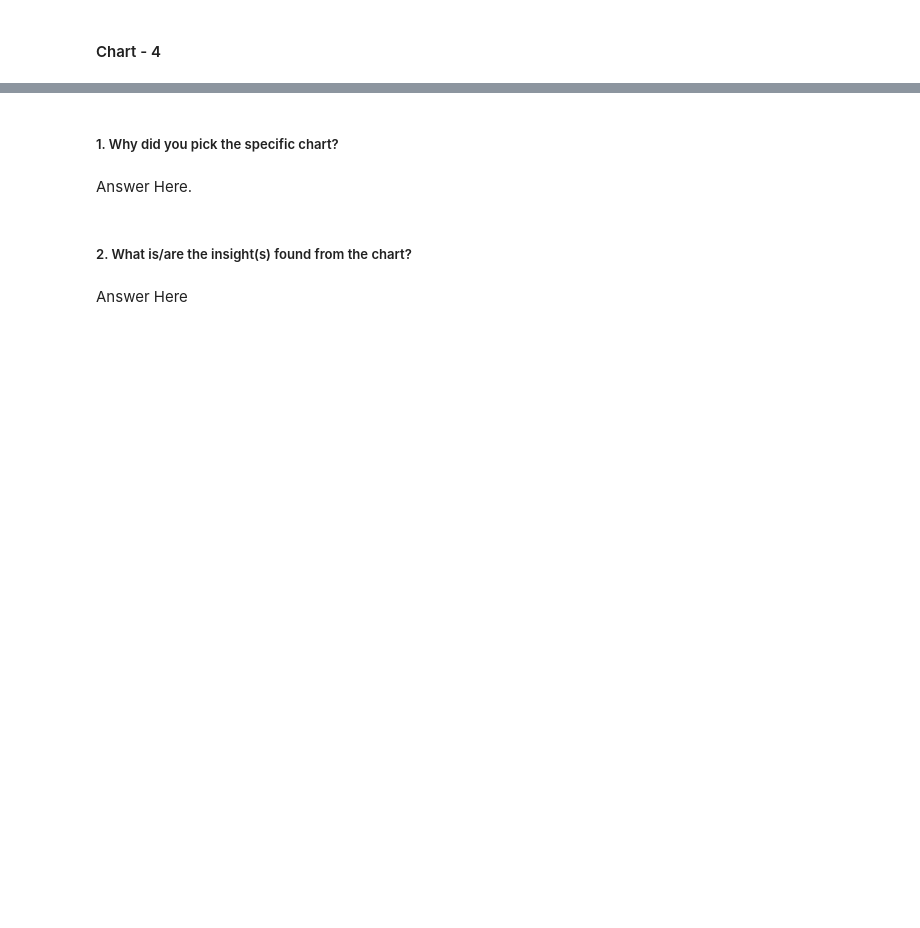
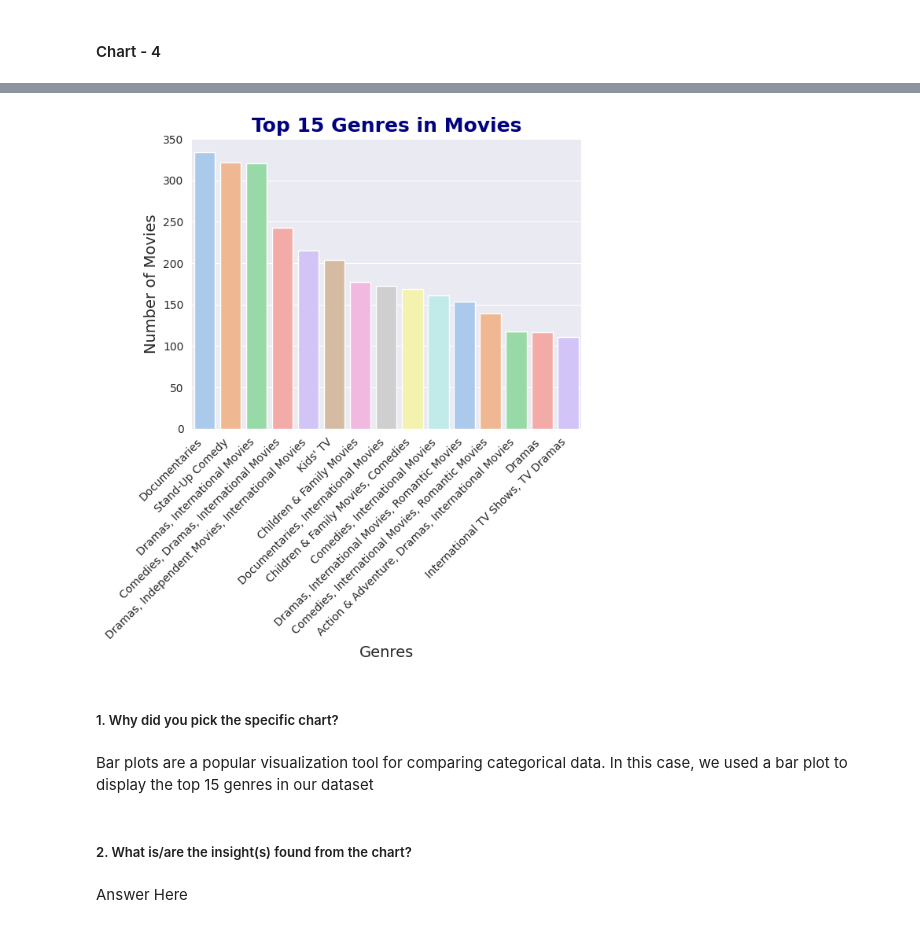
Before and after one commit to shyamsgadekar/Netflix-Movies-And-TV-Shows-Clustering, a Jupyter notebook: Netflix_Movies&TV_Shows_Clustering_shyam_gadekar.ipynb, the cells around one changed output, grey strips where cells are left out. Cells and saved outputs as stored; diff of their text form; code cells hidden in the pictures; blank space fills up the shorter version.

```diff
--- a/Netflix_Movies&TV_Shows_Clustering_shyam_gadekar.ipynb
+++ b/Netflix_Movies&TV_Shows_Clustering_shyam_gadekar.ipynb
@@ -414,7 +626,21 @@ Answer Here
+# %%
+# Chart - 4 visualization code
+#genres
+sns.set_style("darkgrid")
+
+sns.barplot(x = dt["listed_in"].value_counts().head(15).index,
+y = dt["listed_in"].value_counts().head(15).values,palette="pastel")
+plt.xticks(rotation=45, ha='right')
+plt.title("Top 15 Genres in Movies",size='18',fontweight="bold",color="navy")
+plt.xlabel("Genres", size='14')
+plt.ylabel("Number of Movies", size='14')
+plt.show()
+# %% [output]
+[figure, added]
 # %% [markdown]
 ##### 1. Why did you pick the specific chart?
-# %% [markdown]
-Answer Here.
+# %% [markdown]
+Bar plots are a popular visualization tool for comparing categorical data. In this case, we used a bar plot to display the top 15 genres in our dataset
 # %% [markdown]
 ##### 2. What is/are the insight(s) found from the chart?
 # %% [markdown]
```
Also changed, not shown: parts of 43 cells of this notebook.
